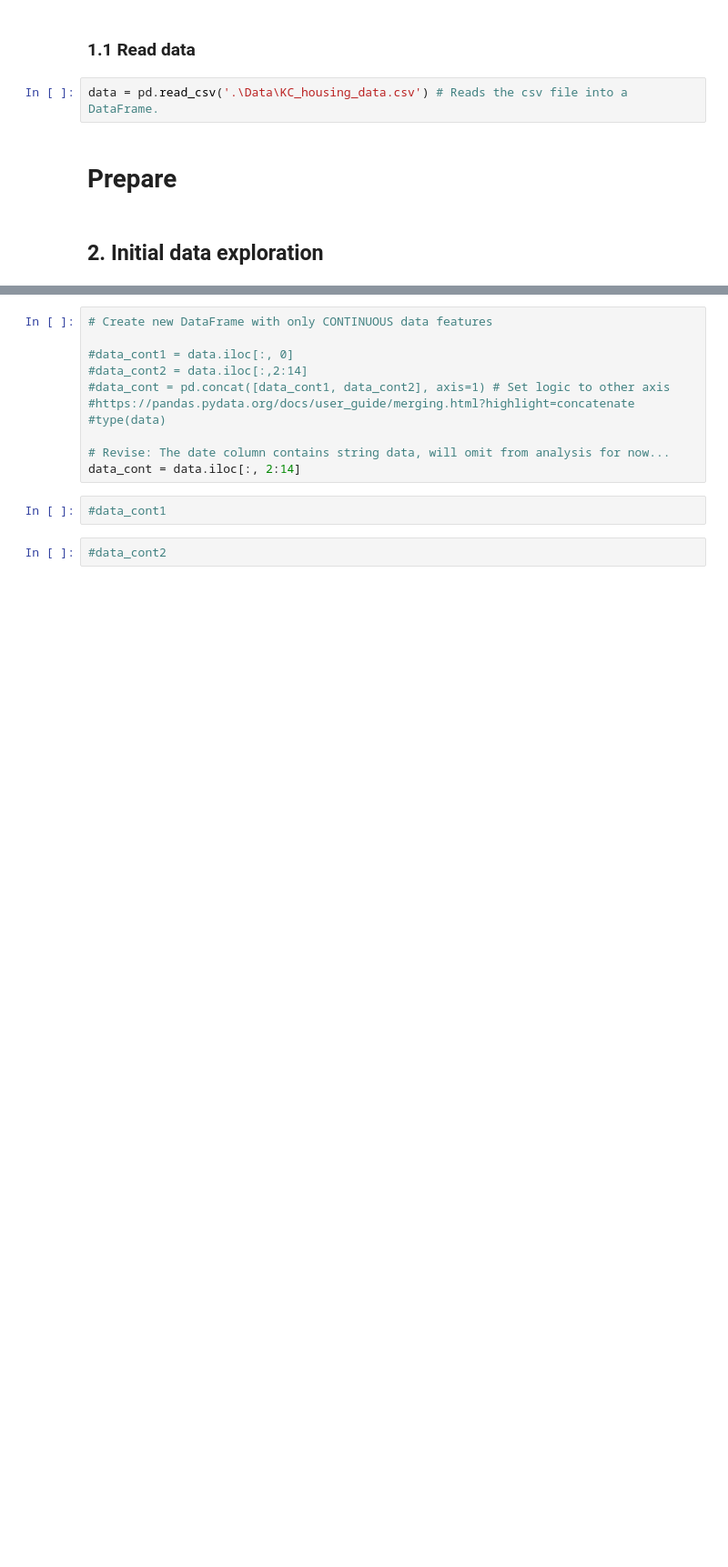
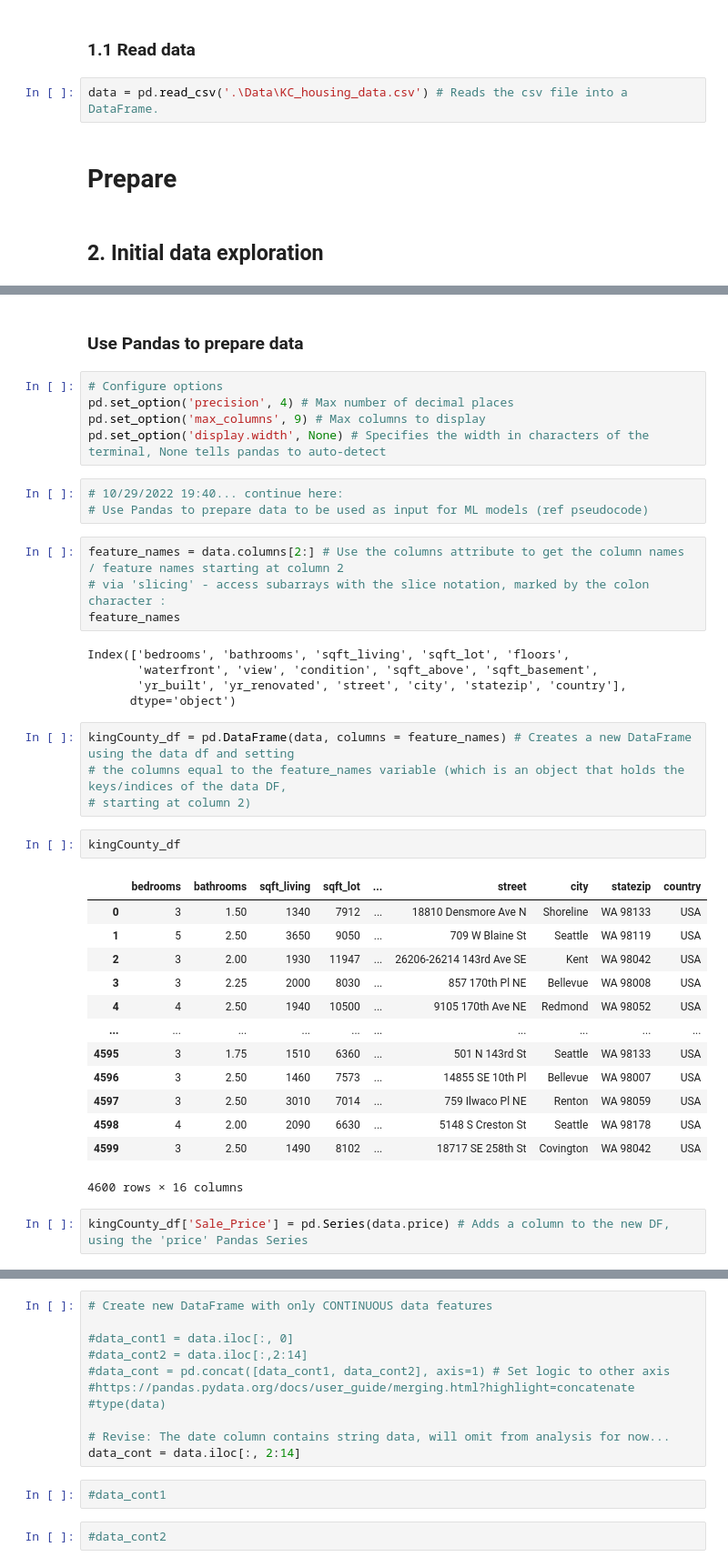
Before and after one commit to mannyjrod/housing_cost_prediction_King_County, a Jupyter notebook: KingCounty_WA_housing_price_prediction_MachineLearning_regression.ipynb, the cells around one changed output, grey strips where cells are left out. Shown at 91% size. Saved outputs shown, nothing was run; the diff lists cells and outputs as text; blank space fills up the shorter version.

Commit message:
Added program design (Visio) file, and notebook with pseudocode coded up to completion of Prepare data.

```diff
--- a/KingCounty_WA_housing_price_prediction_MachineLearning_regression.ipynb
+++ b/KingCounty_WA_housing_price_prediction_MachineLearning_regression.ipynb
@@ -72,0 +86,41 @@ data.head()
+# %% [markdown]
+### Use Pandas to prepare data
+# %%
+# Configure options
+pd.set_option('precision', 4) # Max number of decimal places
+pd.set_option('max_columns', 9) # Max columns to display
+pd.set_option('display.width', None) # Specifies the width in characters of the terminal, None tells pandas to auto-detect
+# %%
+# 10/29/2022 19:40... continue here:
+# Use Pandas to prepare data to be used as input for ML models (ref pseudocode)
+# %%
+feature_names = data.columns[2:] # Use the columns attribute to get the column names / feature names starting at column 2
+# via 'slicing' - access subarrays with the slice notation, marked by the colon character :
+feature_names
+# %% [output]
+Index(['bedrooms', 'bathrooms', 'sqft_living', 'sqft_lot', 'floors',
+       'waterfront', 'view', 'condition', 'sqft_above', 'sqft_basement',
+       'yr_built', 'yr_renovated', 'street', 'city', 'statezip', 'country'],
+      dtype='object')
+# %%
+kingCounty_df = pd.DataFrame(data, columns = feature_names) # Creates a new DataFrame using the data df and setting
+# the columns equal to the feature_names variable (which is an object that holds the keys/indices of the data DF,
+# starting at column 2)
+# %%
+kingCounty_df
+# %% [output]
+|  | bedrooms | bathrooms | sqft_living | sqft_lot | ... | street | city | statezip | country |
+| 0 | 3 | 1.50 | 1340 | 7912 | ... | 18810 Densmore Ave N | Shoreline | WA 98133 | USA |
+| 1 | 5 | 2.50 | 3650 | 9050 | ... | 709 W Blaine St | Seattle | WA 98119 | USA |
+| 2 | 3 | 2.00 | 1930 | 11947 | ... | 26206-26214 143rd Ave SE | Kent | WA 98042 | USA |
+| 3 | 3 | 2.25 | 2000 | 8030 | ... | 857 170th Pl NE | Bellevue | WA 98008 | USA |
+| 4 | 4 | 2.50 | 1940 | 10500 | ... | 9105 170th Ave NE | Redmond | WA 98052 | USA |
+| ... | ... | ... | ... | ... | ... | ... | ... | ... | ... |
+| 4595 | 3 | 1.75 | 1510 | 6360 | ... | 501 N 143rd St | Seattle | WA 98133 | USA |
+| 4596 | 3 | 2.50 | 1460 | 7573 | ... | 14855 SE 10th Pl | Bellevue | WA 98007 | USA |
+| 4597 | 3 | 2.50 | 3010 | 7014 | ... | 759 Ilwaco Pl NE | Renton | WA 98059 | USA |
+| 4598 | 4 | 2.00 | 2090 | 6630 | ... | 5148 S Creston St | Seattle | WA 98178 | USA |
+| 4599 | 3 | 2.50 | 1490 | 8102 | ... | 18717 SE 258th St | Covington | WA 98042 | USA |
+4600 rows × 16 columns
+# %%
+kingCounty_df['Sale_Price'] = pd.Series(data.price) # Adds a column to the new DF, using the 'price' Pandas Series
```
Also changed, not shown: parts of 20 cells of this notebook, 1 other file.
